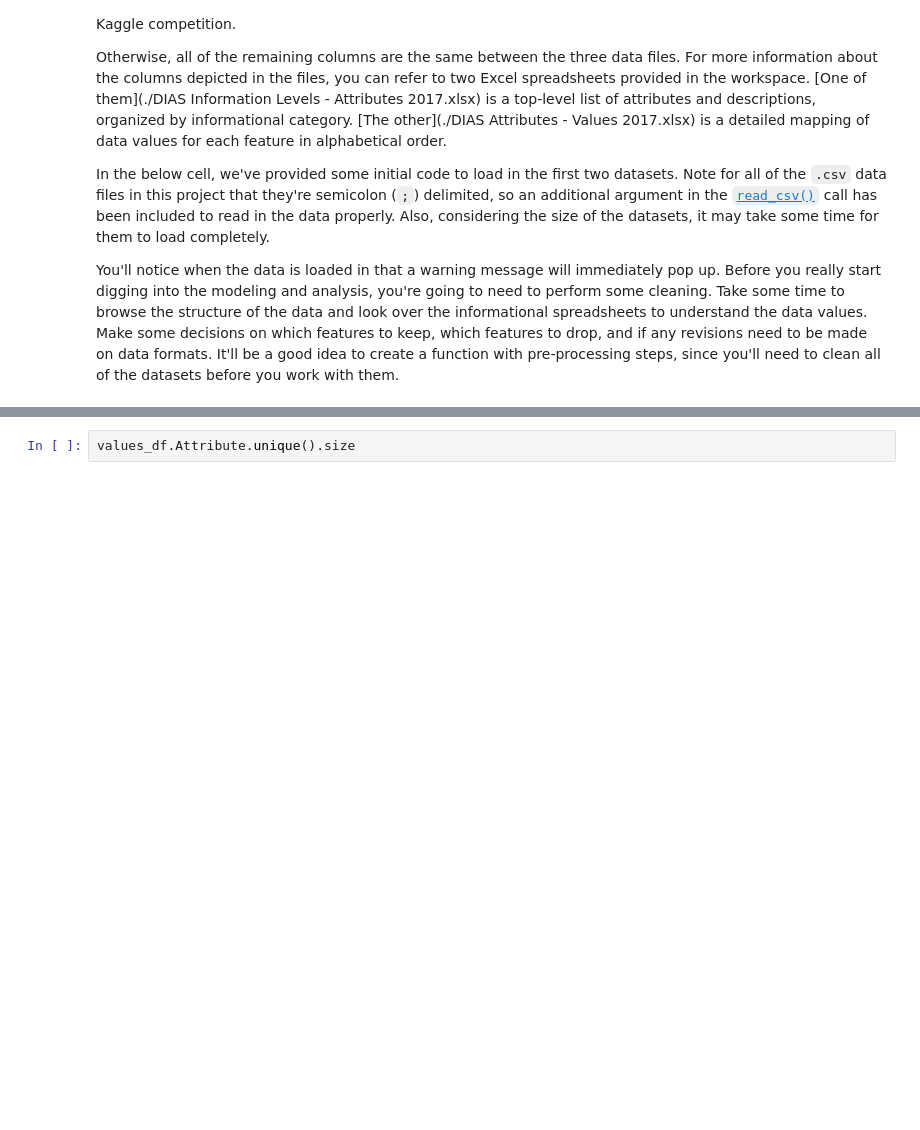
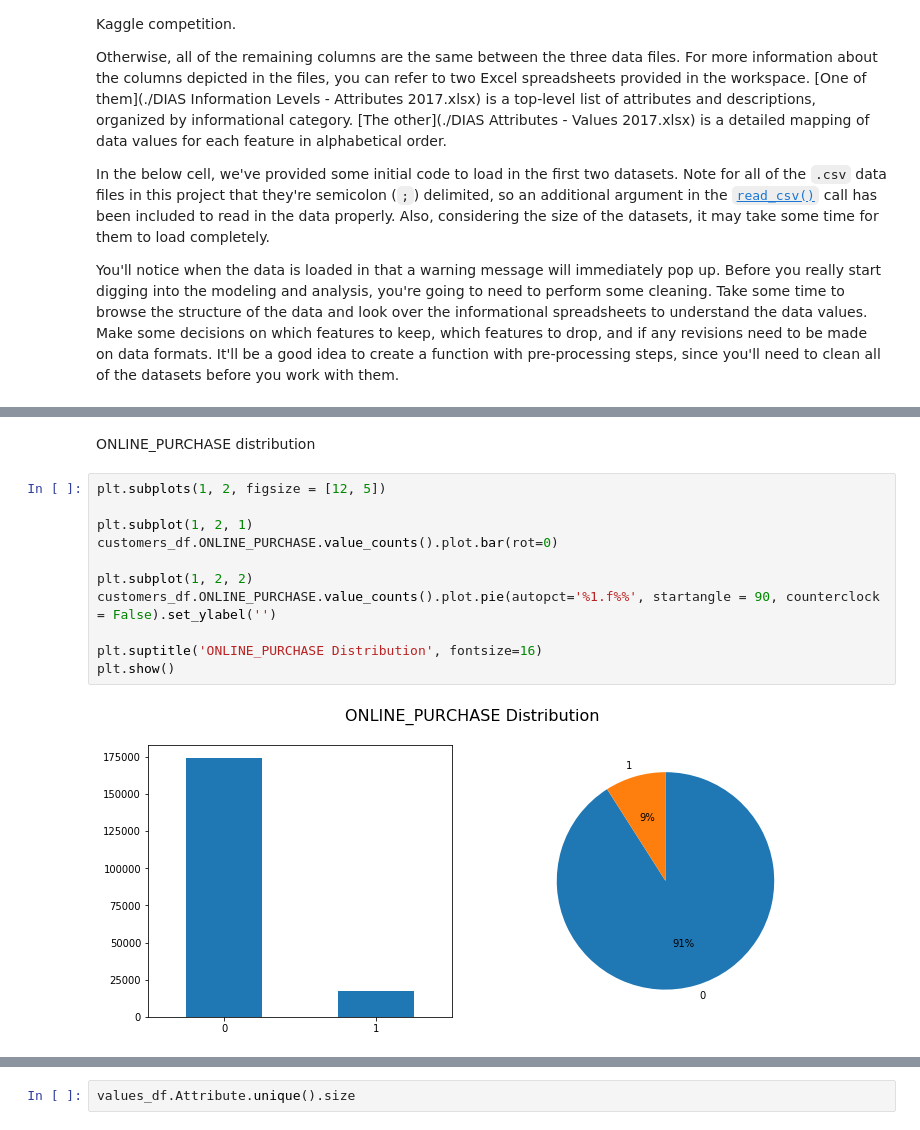
Before and after one commit to dragon7-fc/DSND-Capstone, a Jupyter notebook: Arvato Project Workbook.ipynb, the cells around one changed output, grey strips where cells are left out. Drawn from its saved outputs; the diff is of its cells as text; blank space fills up the shorter version.

```diff
--- a/Arvato Project Workbook.ipynb
+++ b/Arvato Project Workbook.ipynb
@@ -176,0 +112,15 @@ values_df.head()
+# %% [markdown]
+ONLINE_PURCHASE distribution
+# %%
+plt.subplots(1, 2, figsize = [12, 5])
+
+plt.subplot(1, 2, 1)
+customers_df.ONLINE_PURCHASE.value_counts().plot.bar(rot=0)
+
+plt.subplot(1, 2, 2)
+customers_df.ONLINE_PURCHASE.value_counts().plot.pie(autopct='%1.f%%', startangle = 90, counterclock = False).set_ylabel('')
+
+plt.suptitle('ONLINE_PURCHASE Distribution', fontsize=16)
+plt.show()
+# %% [output]
+[figure, added]
```
Also changed, not shown: parts of 107 cells of this notebook.
